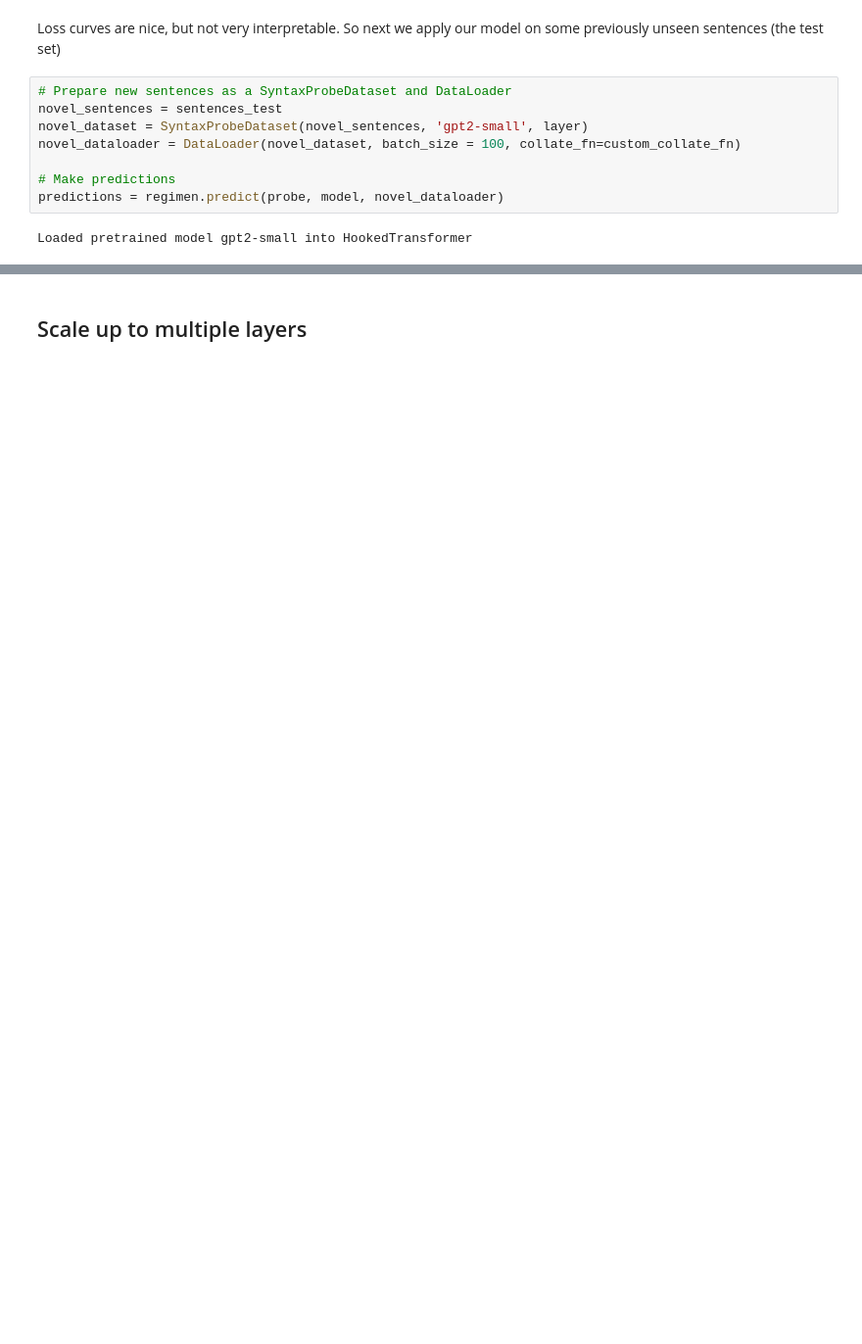
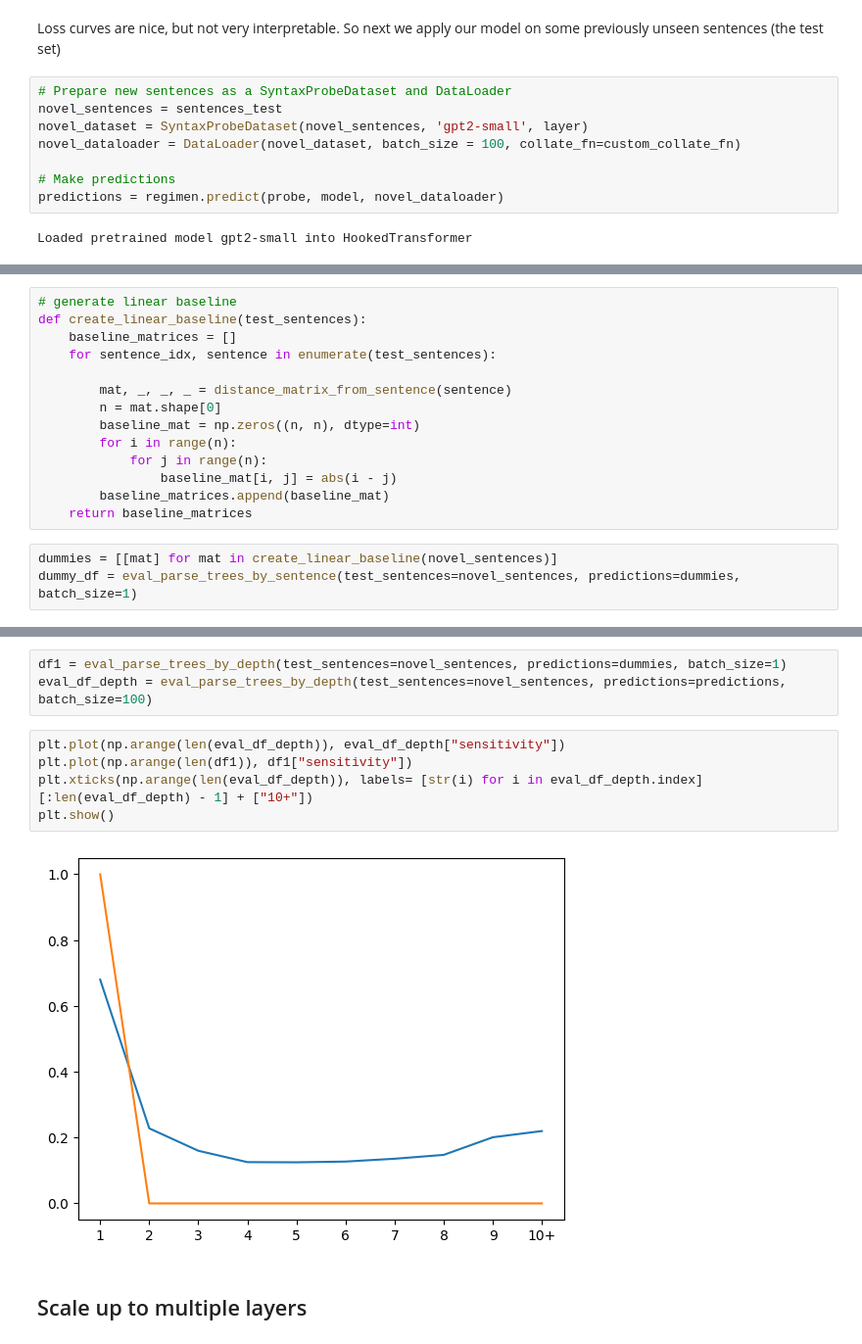
Before and after one commit to onjurgensen/probing_syntax_in_LLMs, a Jupyter notebook: probing_syntax_in_LLMs.ipynb, the cells around one changed output, grey strips where cells are left out. Shown at 98% size. Cells and saved outputs as stored; diff of their text form; blank space fills up the shorter version.

```diff
--- a/probing_syntax_in_LLMs.ipynb
+++ b/probing_syntax_in_LLMs.ipynb
@@ -792,0 +900,17 @@ plt.show()
+# %%
+# generate linear baseline
+def create_linear_baseline(test_sentences):
+    baseline_matrices = []
+    for sentence_idx, sentence in enumerate(test_sentences):
+
+        mat, _, _, _ = distance_matrix_from_sentence(sentence)
+        n = mat.shape[0]
+        baseline_mat = np.zeros((n, n), dtype=int)
+        for i in range(n):
+            for j in range(n):
+                baseline_mat[i, j] = abs(i - j)
+        baseline_matrices.append(baseline_mat)
+    return baseline_matrices
+# %%
+dummies = [[mat] for mat in create_linear_baseline(novel_sentences)]
+dummy_df = eval_parse_trees_by_sentence(test_sentences=novel_sentences, predictions=dummies, batch_size=1)
@@ -793,3 +939,13 @@ plt.show()
+# %%
+df1 = eval_parse_trees_by_depth(test_sentences=novel_sentences, predictions=dummies, batch_size=1)
+eval_df_depth = eval_parse_trees_by_depth(test_sentences=novel_sentences, predictions=predictions, batch_size=100)
+# %%
+plt.plot(np.arange(len(eval_df_depth)), eval_df_depth["sensitivity"])
+plt.plot(np.arange(len(df1)), df1["sensitivity"])
+plt.xticks(np.arange(len(eval_df_depth)), labels= [str(i) for i in eval_df_depth.index][:len(eval_df_depth) - 1] + ["10+"])
+plt.show()
+# %% [output]
+[figure, added]
 # %% [markdown]
 ## Scale up to multiple layers
 # %%
```
Also changed, not shown: parts of 28 cells of this notebook, 7 other files.
